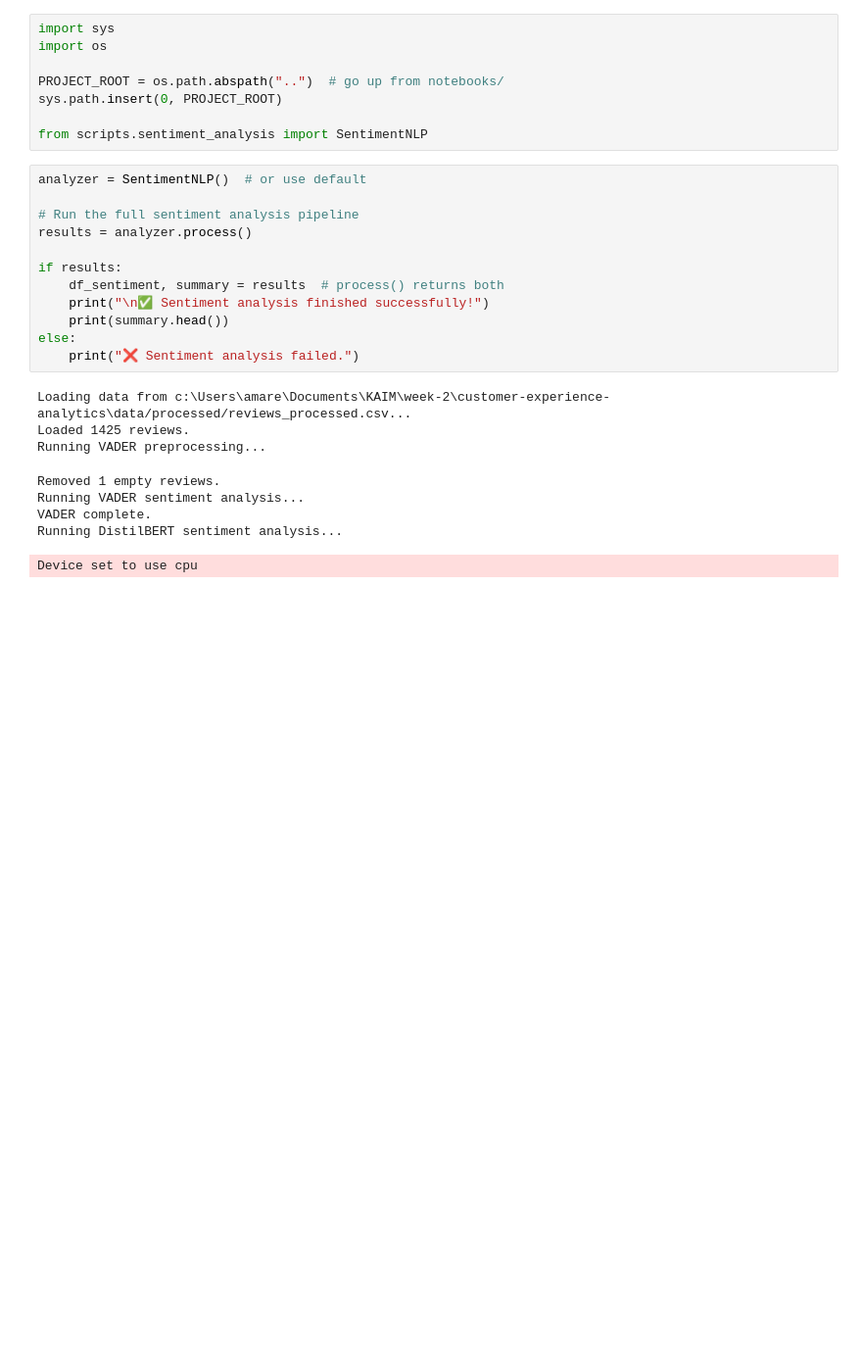
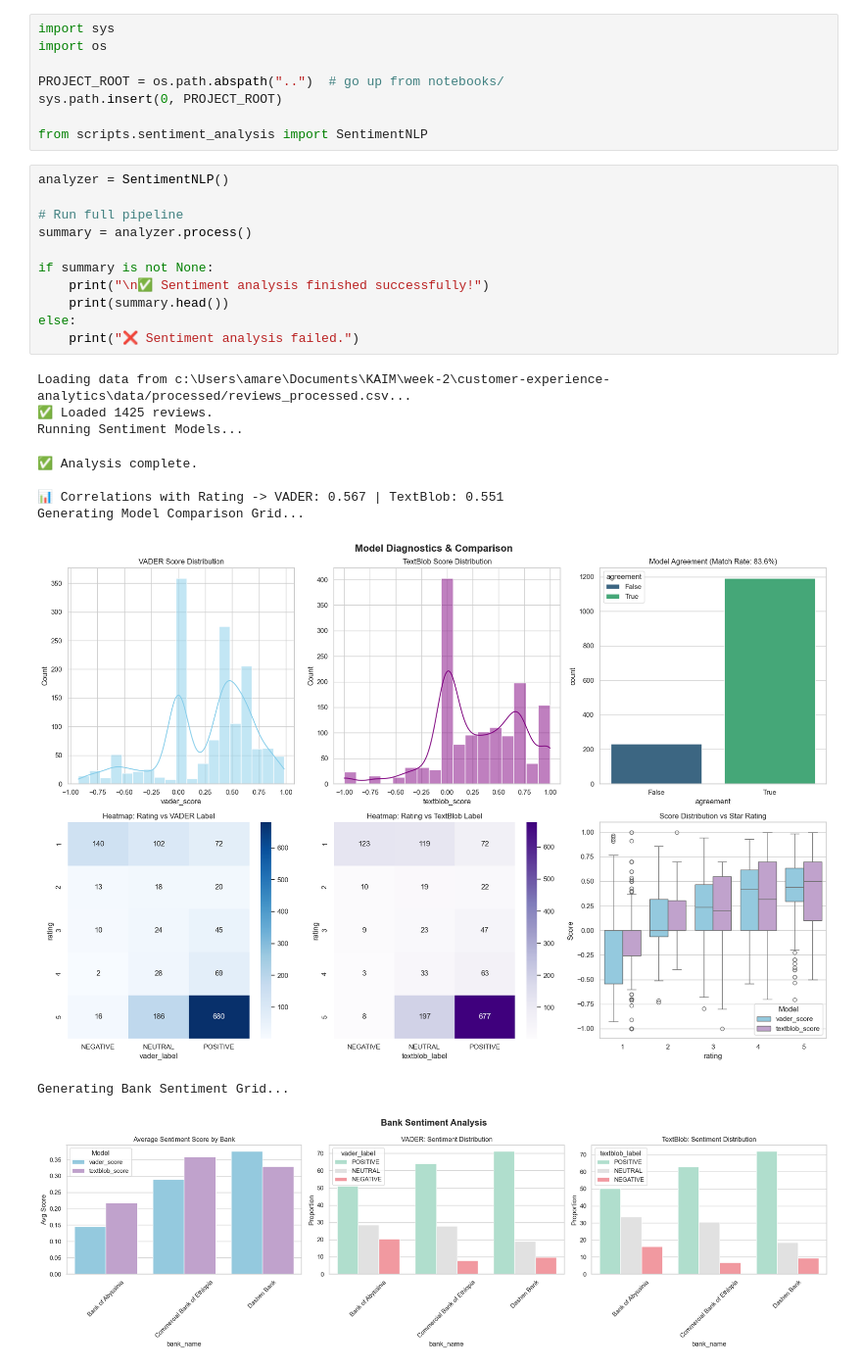
Before and after one commit to AdeyAmare/customer-experience-analytics, a Jupyter notebook: notebooks/sentiment_analysis.ipynb, the cells around one changed output. Shown at 98% size. Saved outputs shown, nothing was run; the diff lists cells and outputs as text; blank space fills up the shorter version.

```diff
--- a/notebooks/sentiment_analysis.ipynb
+++ b/notebooks/sentiment_analysis.ipynb
@@ -7,23 +7,24 @@ sys.path.insert(0, PROJECT_ROOT)
 
 from scripts.sentiment_analysis import SentimentNLP
 # %%
-analyzer = SentimentNLP()  # or use default
+analyzer = SentimentNLP()
 
-# Run the full sentiment analysis pipeline
-results = analyzer.process()
+# Run full pipeline
+summary = analyzer.process()
 
-if results:
-    df_sentiment, summary = results  # process() returns both
+if summary is not None:
     print("\n✅ Sentiment analysis finished successfully!")
     print(summary.head())
 else:
     print("❌ Sentiment analysis failed.")
 # %% [output]
 Loading data from c:\Users\amare\Documents\KAIM\week-2\customer-experience-analytics\data/processed/reviews_processed.csv...
-Loaded 1425 reviews.
-Running VADER preprocessing...
+✅ Loaded 1425 reviews.
+Running Sentiment Models...
-Removed 1 empty reviews.
-Running VADER sentiment analysis...
-VADER complete.
-Running DistilBERT sentiment analysis...
+✅ Analysis complete.
+
+📊 Correlations with Rating -> VADER: 0.567 | TextBlob: 0.551
+Generating Model Comparison Grid...
+[figure, new version]
-Device set to use cpu
+Generating Bank Sentiment Grid...
+[figure, new version]
```
Also changed, not shown: parts of 1 cell of this notebook, 2 other files.
